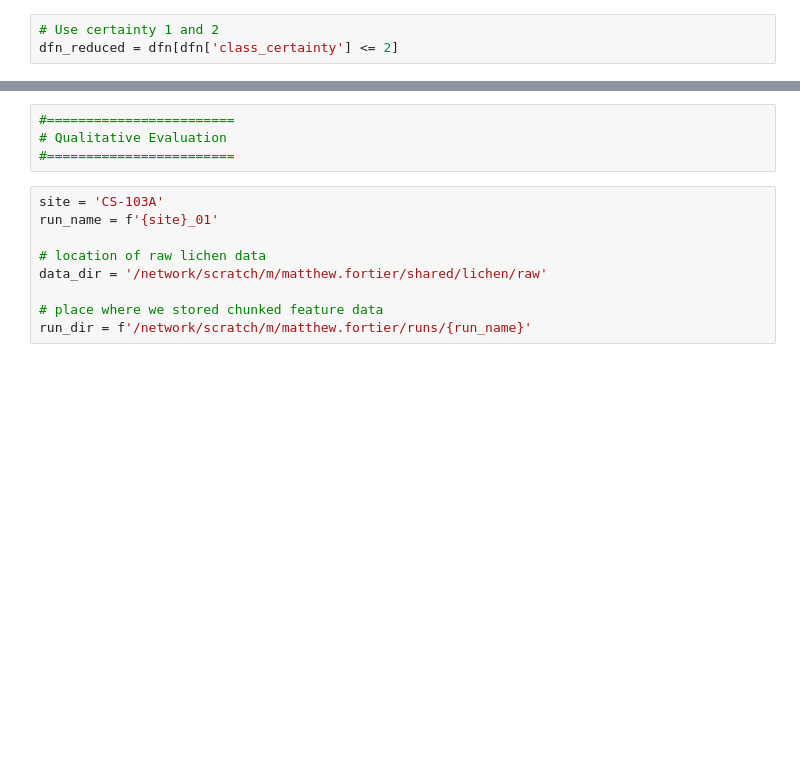
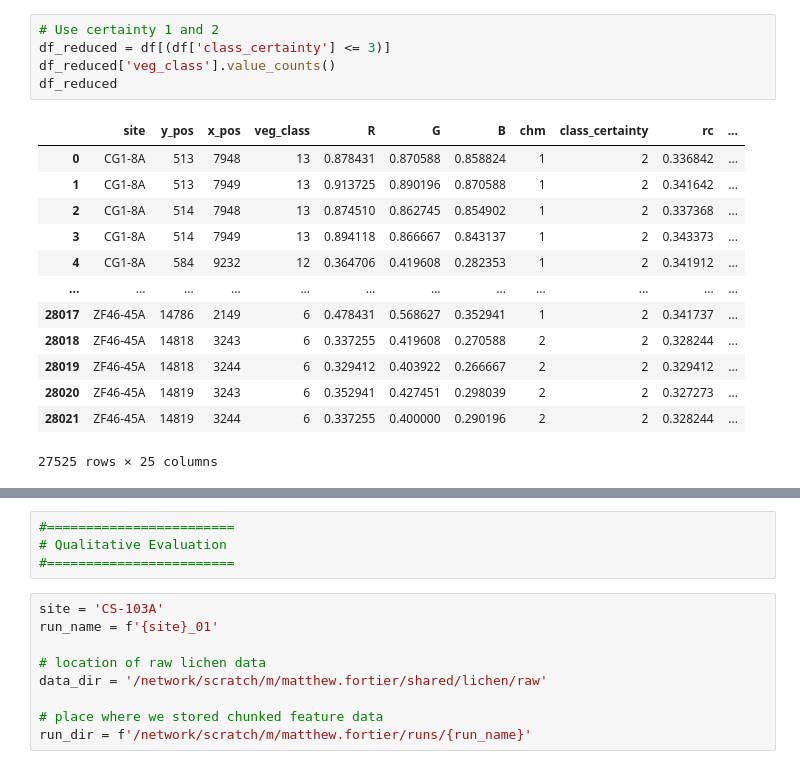
Before and after one commit to mbb25/genericRF_NWT, a Jupyter notebook: 3_training_and_inference.ipynb, the cells around one changed output, grey strips where cells are left out. Drawn from its saved outputs; the diff is of its cells as text; blank space fills up the shorter version.

```diff
--- a/3_training_and_inference.ipynb
+++ b/3_training_and_inference.ipynb
@@ -99,5 +250,21 @@ dfn, _ = split_by_columns(df, chicken_columns)
 # %%
 # Use certainty 1 and 2
-dfn_reduced = dfn[dfn['class_certainty'] <= 2]
+df_reduced = df[(df['class_certainty'] <= 3)]
+df_reduced['veg_class'].value_counts()
+df_reduced
+# %% [output]
+|  | site | y_pos | x_pos | veg_class | R | G | B | chm | class_certainty | rc | ... |
+| 0 | CG1-8A | 513 | 7948 | 13 | 0.878431 | 0.870588 | 0.858824 | 1 | 2 | 0.336842 | ... |
+| 1 | CG1-8A | 513 | 7949 | 13 | 0.913725 | 0.890196 | 0.870588 | 1 | 2 | 0.341642 | ... |
+| 2 | CG1-8A | 514 | 7948 | 13 | 0.874510 | 0.862745 | 0.854902 | 1 | 2 | 0.337368 | ... |
+| 3 | CG1-8A | 514 | 7949 | 13 | 0.894118 | 0.866667 | 0.843137 | 1 | 2 | 0.343373 | ... |
+| 4 | CG1-8A | 584 | 9232 | 12 | 0.364706 | 0.419608 | 0.282353 | 1 | 2 | 0.341912 | ... |
+| ... | ... | ... | ... | ... | ... | ... | ... | ... | ... | ... | ... |
+| 28017 | ZF46-45A | 14786 | 2149 | 6 | 0.478431 | 0.568627 | 0.352941 | 1 | 2 | 0.341737 | ... |
+| 28018 | ZF46-45A | 14818 | 3243 | 6 | 0.337255 | 0.419608 | 0.270588 | 2 | 2 | 0.328244 | ... |
+| 28019 | ZF46-45A | 14818 | 3244 | 6 | 0.329412 | 0.403922 | 0.266667 | 2 | 2 | 0.329412 | ... |
+| 28020 | ZF46-45A | 14819 | 3243 | 6 | 0.352941 | 0.427451 | 0.298039 | 2 | 2 | 0.327273 | ... |
+| 28021 | ZF46-45A | 14819 | 3244 | 6 | 0.337255 | 0.400000 | 0.290196 | 2 | 2 | 0.328244 | ... |
+27525 rows × 25 columns
 # %%
 # Random forest without texture data
```
Also changed, not shown: parts of 26 cells of this notebook, 3 other files.
